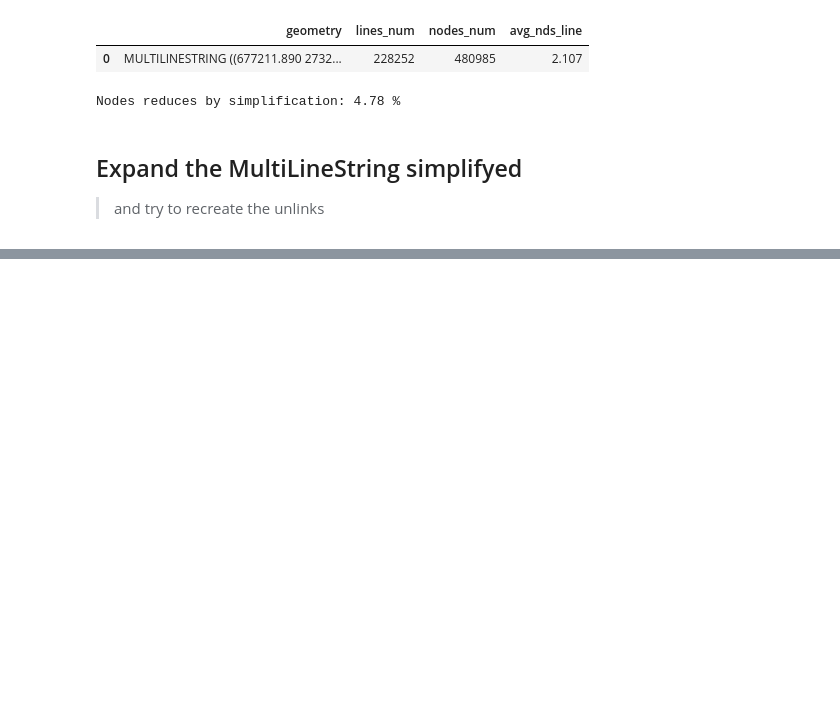
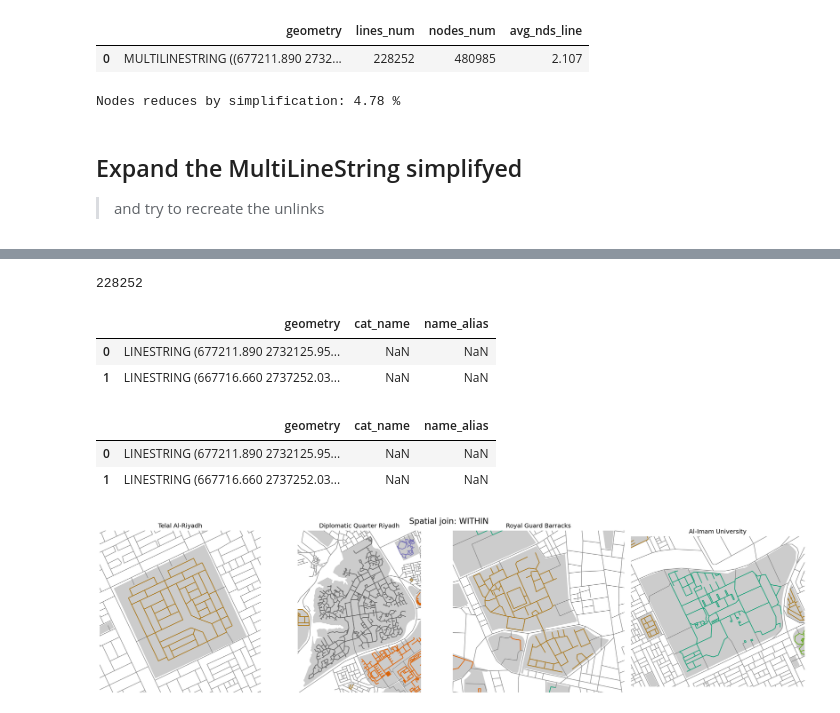
Before and after one commit to gregmaya/Riyadh_modeling, a Jupyter notebook: 1_Geometry_Manipulation(2).ipynb, the cells around one changed output, grey strips where cells are left out. Saved outputs shown, nothing was run; the diff lists cells and outputs as text; code cells hidden in the pictures; blank space fills up the shorter version.

Commit message:
create normalizer_syntax function. initial test of processed sg model

```diff
--- a/1_Geometry_Manipulation(2).ipynb
+++ b/1_Geometry_Manipulation(2).ipynb
@@ -91,2 +98,9 @@ Unlinks length: 48
+# %%
+#extracting all the first iten in the series of the multipolygon
+campuses["geometry"] = campuses.geom.apply(lambda x: x[0])
+#activate the new geometry as the active one
+campuses.set_geometry("geometry",inplace=True)
+#drop the old multipolygon
+campuses.drop(columns =["geom"], inplace=True)
 # %% [markdown]
 ## Creating a spatial join : Unlinks -> Network
@@ -196,0 +216,72 @@ Nodes reduces by simplification: 4.78 %
+# %%
+rawgeom ={}
+#unfolding the individual geometries into a series
+lines = []
+for line in simplGeom:
+    lines.append(line)
+
+#agregating it to a dictionary
+rawgeom["geometry"] = lines
+
+#create a new GeoDataFrame with simplified geometries and individual LineStrings
+net_Smpl = gpd.GeoDataFrame(rawgeom, crs = net_5is_Smpl.crs)
+
+len(net_Smpl)
+# %% [output]
+228252
+# %%
+#create the join between the new model (intersection-to-intersection) & polygons
+net_Smpl_campus = gpd.sjoin(net_Smpl, campuses,
+                    how= "left", op="within", #op = one of {‘intersects’, ‘contains’, ‘within’}
+                    rsuffix = "campus")
+# %%
+#cleaning unnecesaty columns
+ucols = ["index_campus","category","num_pols"]
+net_Smpl_campus.drop(columns=ucols, inplace=True)
+net_Smpl_campus.head(2)
+# %% [output]
+|  | geometry | cat_name | name_alias |
+| 0 | LINESTRING (677211.890 2732125.95... | NaN | NaN |
+| 1 | LINESTRING (667716.660 2737252.03... | NaN | NaN |
+# %%
+#COMPARISON JOIN USING INTERSECT
+#create the join between the new model (intersection-to-intersection) & polygons
+net_Smpl_campusINT = gpd.sjoin(net_Smpl, campuses,
+                    how= "left", op="intersects", #op = one of {‘intersects’, ‘contains’, ‘within’}
+                    rsuffix = "campus")
+#cleaning unnecesaty columns
+ucols = ["index_campus","category","num_pols"]
+net_Smpl_campusINT.drop(columns=ucols, inplace=True)
+
+net_Smpl_campusINT.head(2)
+# %% [output]
+|  | geometry | cat_name | name_alias |
+| 0 | LINESTRING (677211.890 2732125.95... | NaN | NaN |
+| 1 | LINESTRING (667716.660 2737252.03... | NaN | NaN |
+# %%
+#initiate the figure and plots
+fig, ax = plt.subplots(ncols=4, nrows=1, figsize=(20,5), dpi=150)
+
+ofsett = 150
+#plot the results
+mask = campuses.name_alias.notnull()
+for i, area in enumerate(campuses.loc[mask].itertuples()):
+    #set coordinate crops
+    campuses.geometry.plot(ax=ax[i], alpha = 0.4, color="grey")
+    net_Smpl_campus.plot(ax=ax[i], linewidth= 1, color= "grey")
+    net_Smpl_campus.plot(ax=ax[i], linewidth= 1.5, column="cat_name", cmap="Dark2")
+
+    bbox = area.geometry.bounds
+    ax[i].set_xlim(bbox[0]-ofsett,bbox[2]+ofsett)
+    ax[i].set_ylim(bbox[1]-ofsett,bbox[3]+ofsett)
+    ax[i].axis("off")
+    ax[i].set_title(area.name_alias, fontsize = 12)
+
+fig.suptitle("Spatial join: WITHIN", fontsize = 16, y=1)
+plt.tight_layout();
+
+#saving the figure
+output_fig = "output_maps/spatialjoin_WITHIN.png"
+plt.savefig(output_fig, dpi=150)
+# %% [output]
+[figure, added]
```
Also changed, not shown: parts of 8 cells of this notebook, 3 other files.
